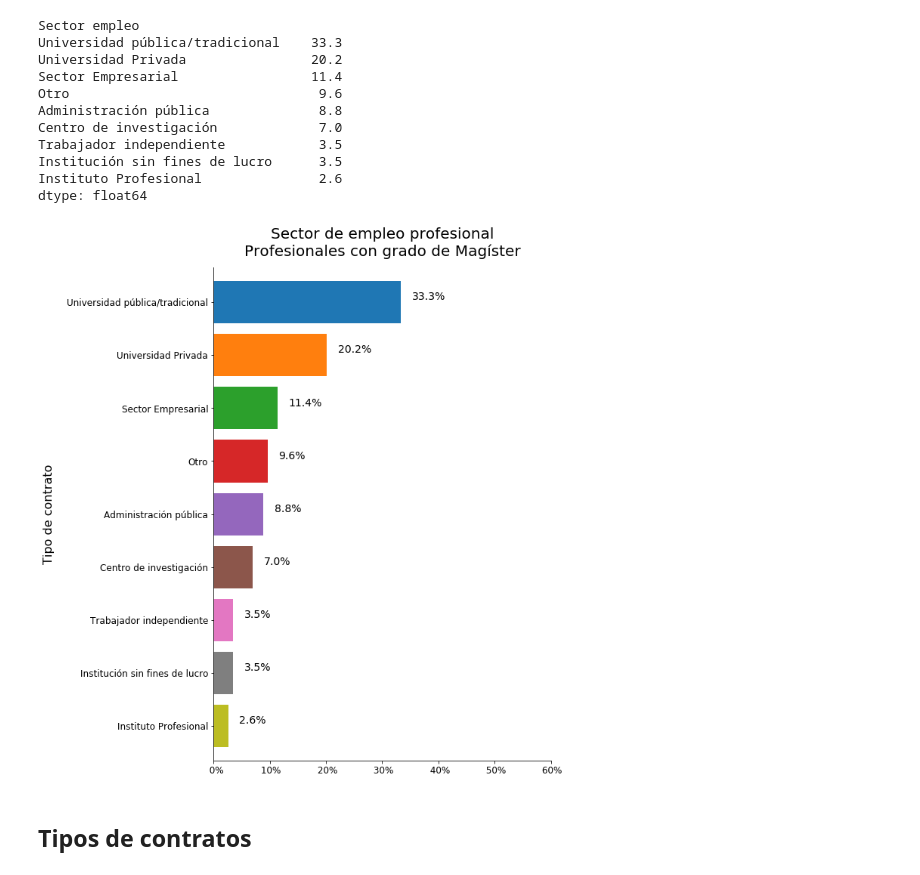
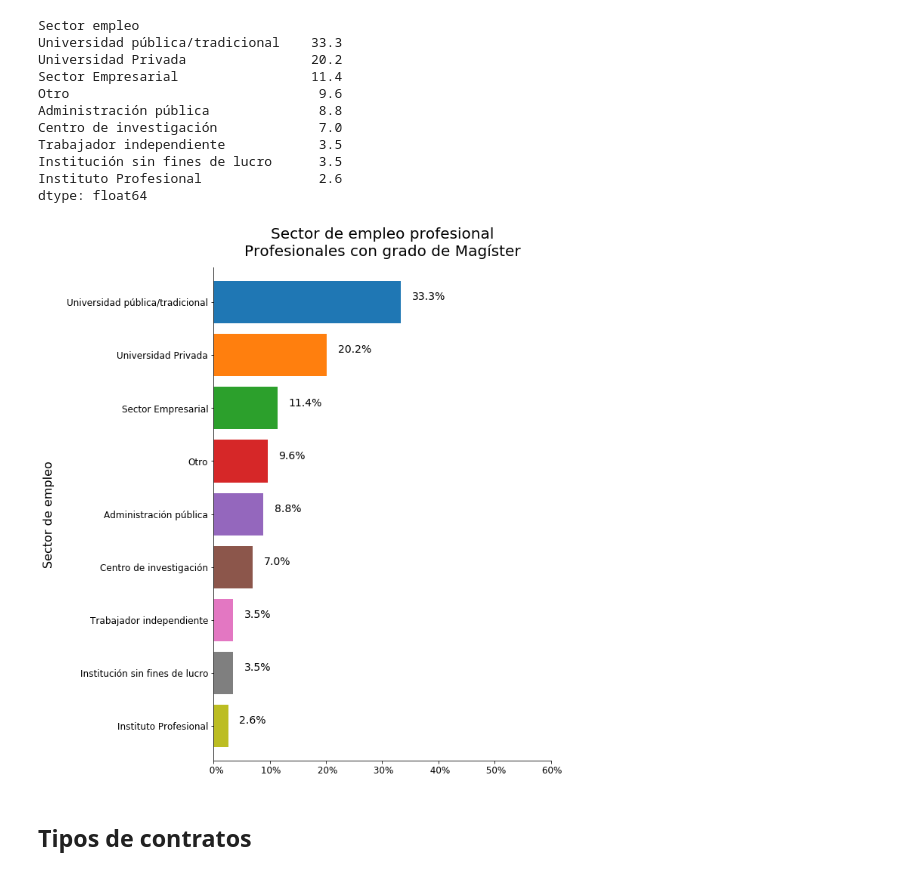
Before and after one commit to anipchile/encuesta_2018, a Jupyter notebook: notebooks/03 - Analisis de encuesta de insercion - Magister.ipynb, the cells around one changed output. Drawn from its saved outputs; the diff is of its cells as text; code cells hidden in the pictures.

```diff
--- a/notebooks/03 - Analisis de encuesta de insercion - Magister.ipynb
+++ b/notebooks/03 - Analisis de encuesta de insercion - Magister.ipynb
@@ -259,7 +271,7 @@ encuesta_df.loc[encuesta_df['Discriminación por ser extranjero/a']=='Sí','Disc
 encuesta_df.loc[encuesta_df['Discriminación por tener discapacidad']=='Sí','Discriminación']='Sí'
 encuesta_df.loc[encuesta_df['Discriminación por tener hijos/as']=='Sí','Discriminación']='Sí'
 encuesta_df.loc[encuesta_df['Discriminación por estar sobrecalificado']=='Sí','Discriminación']='Sí'
-encuesta_df.loc[encuesta_df['Discriminación otro']=='Sí','Discriminación']='Sí'
+encuesta_df.loc[encuesta_df['Discriminación otro'].isnull() == False,'Discriminación']='Sí'
 # %%
 encuesta_df.groupby('Discriminación').size()
 # %% [output]
@@ -269,10 +281 @@ Sí    24
 dtype: int64
-# %%
-encuesta_df['Tipo de discriminación']=np.NaN
-
-encuesta_df.loc[encuesta_df['Discriminación de género']=='Sí','Discriminación']='Sí'
-encuesta_df.loc[encuesta_df['Discriminación por ser extranjero/a']=='Sí','Discriminación']='Sí'
-encuesta_df.loc[encuesta_df['Discriminación por tener discapacidad']=='Sí','Discriminación']='Sí'
-encuesta_df.loc[encuesta_df['Discriminación por tener hijos/as']=='Sí','Discriminación']='Sí'
-encuesta_df.loc[encuesta_df['Discriminación por estar sobrecalificado']=='Sí','Discriminación']='Sí'
-encuesta_df.loc[encuesta_df['Discriminación otro']=='Sí','Discriminación']='Sí'
@@ -760,28 +766,28 @@ dtype: float64
 # %%
 fig, ax = plt.subplots(1,1, figsize=(8,12))
 data_plot_pct.plot(kind='barh', ax=ax,
                fontsize=12, rot=0, width=0.8)
 
 ax.spines['right'].set_visible(False)
 ax.spines['top'].set_visible(False)
 #ax.legend(frameon=False)
 
 ax.set_xlim(0,60)
-ax.set_ylabel('Tipo de contrato')
+ax.set_ylabel('Sector de empleo')
 plt.title("Sector de empleo profesional\nProfesionales con grado de Magíster")
 
 vals = ax.get_xticks()
 ax.set_xticklabels(['{:3.0f}%'.format(x) for x in vals])
 
 for p in ax.patches:
     ax.annotate("{:.1f}%".format(p.get_width()), (p.get_width() + 2, p.get_y()+0.3),
                fontsize=14, horizontalalignment='left', verticalalignment='center')
 
 plt.gca().invert_yaxis()
 plt.savefig('figures/magister/figura_5_sector_empleo.png', bbox_inches='tight')
 plt.savefig('figures/magister/figura_5_sector_empleo.pdf', bbox_inches='tight')
 # %% [output]
-[figure, old version]
+[figure, new version]
 # %% [markdown]
 ## Tipos de contratos
 # %%
```
Also changed, not shown: parts of 12 cells of this notebook, 11 other files.
